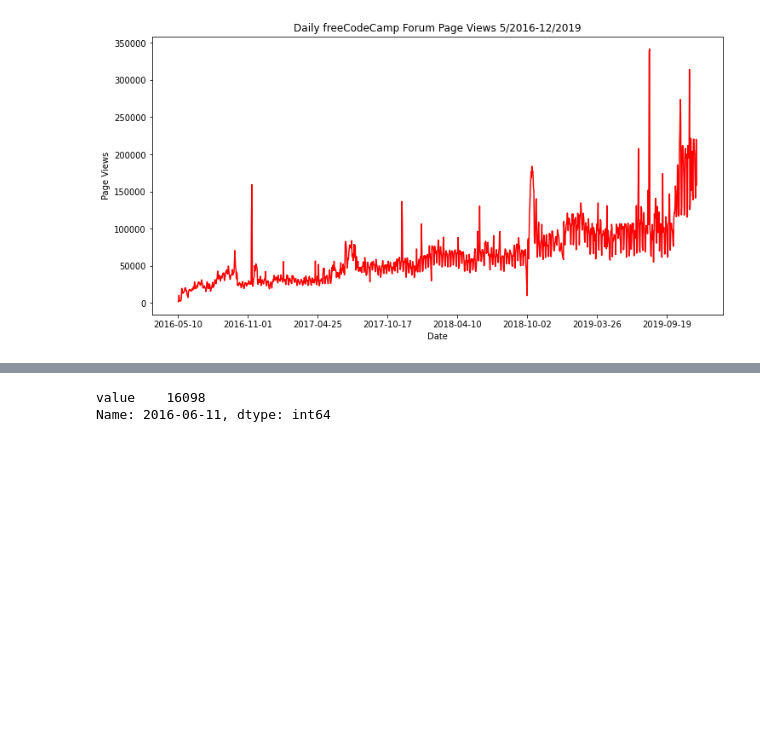
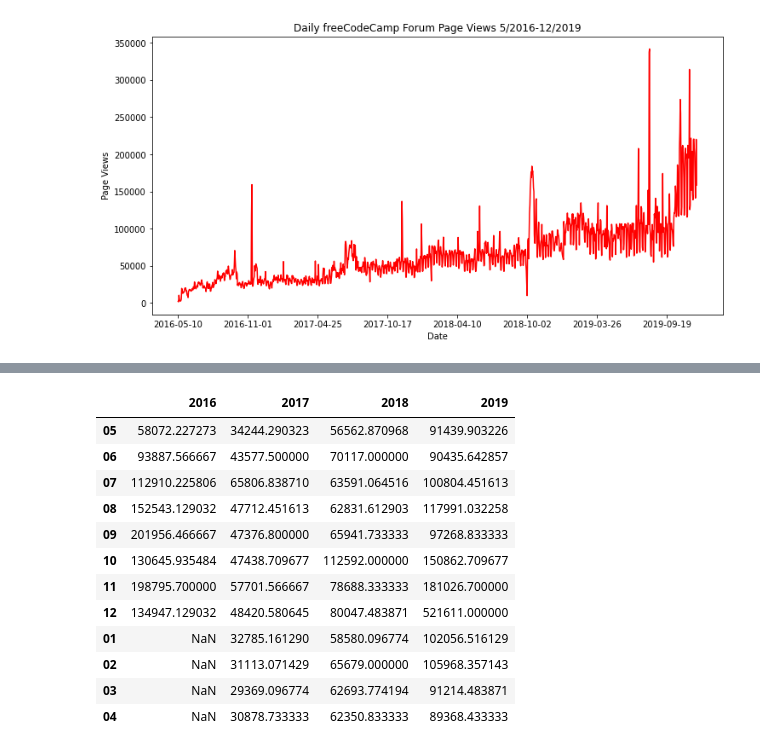
Before and after one commit to JavierRojas14/Page_View_Time_Series_Visualizer, a Jupyter notebook: time_series_visualizer.ipynb, the cells around one changed output, grey strips where cells are left out. Cells and saved outputs as stored; diff of their text form; code cells hidden in the pictures; blank space fills up the shorter version.

```diff
--- a/time_series_visualizer.ipynb
+++ b/time_series_visualizer.ipynb
@@ -148,5 +130,17 @@ El total de visitas para ese mes fue de: 5430801, y los dias del mes fueron 30
-# %%
-df.loc['2016-06-11']
-# %% [output]
-value    16098
-Name: 2016-06-11, dtype: int64
+# %%
+total = pd.DataFrame(diccionario_total)
+total
+# %% [output]
+|  | 2016 | 2017 | 2018 | 2019 |
+| 05 | 58072.227273 | 34244.290323 | 56562.870968 | 91439.903226 |
+| 06 | 93887.566667 | 43577.500000 | 70117.000000 | 90435.642857 |
+| 07 | 112910.225806 | 65806.838710 | 63591.064516 | 100804.451613 |
+| 08 | 152543.129032 | 47712.451613 | 62831.612903 | 117991.032258 |
+| 09 | 201956.466667 | 47376.800000 | 65941.733333 | 97268.833333 |
+| 10 | 130645.935484 | 47438.709677 | 112592.000000 | 150862.709677 |
+| 11 | 198795.700000 | 57701.566667 | 78688.333333 | 181026.700000 |
+| 12 | 134947.129032 | 48420.580645 | 80047.483871 | 521611.000000 |
+| 01 | NaN | 32785.161290 | 58580.096774 | 102056.516129 |
+| 02 | NaN | 31113.071429 | 65679.000000 | 105968.357143 |
+| 03 | NaN | 29369.096774 | 62693.774194 | 91214.483871 |
+| 04 | NaN | 30878.733333 | 62350.833333 | 89368.433333 |
```
Also changed, not shown: parts of 3 cells of this notebook.
